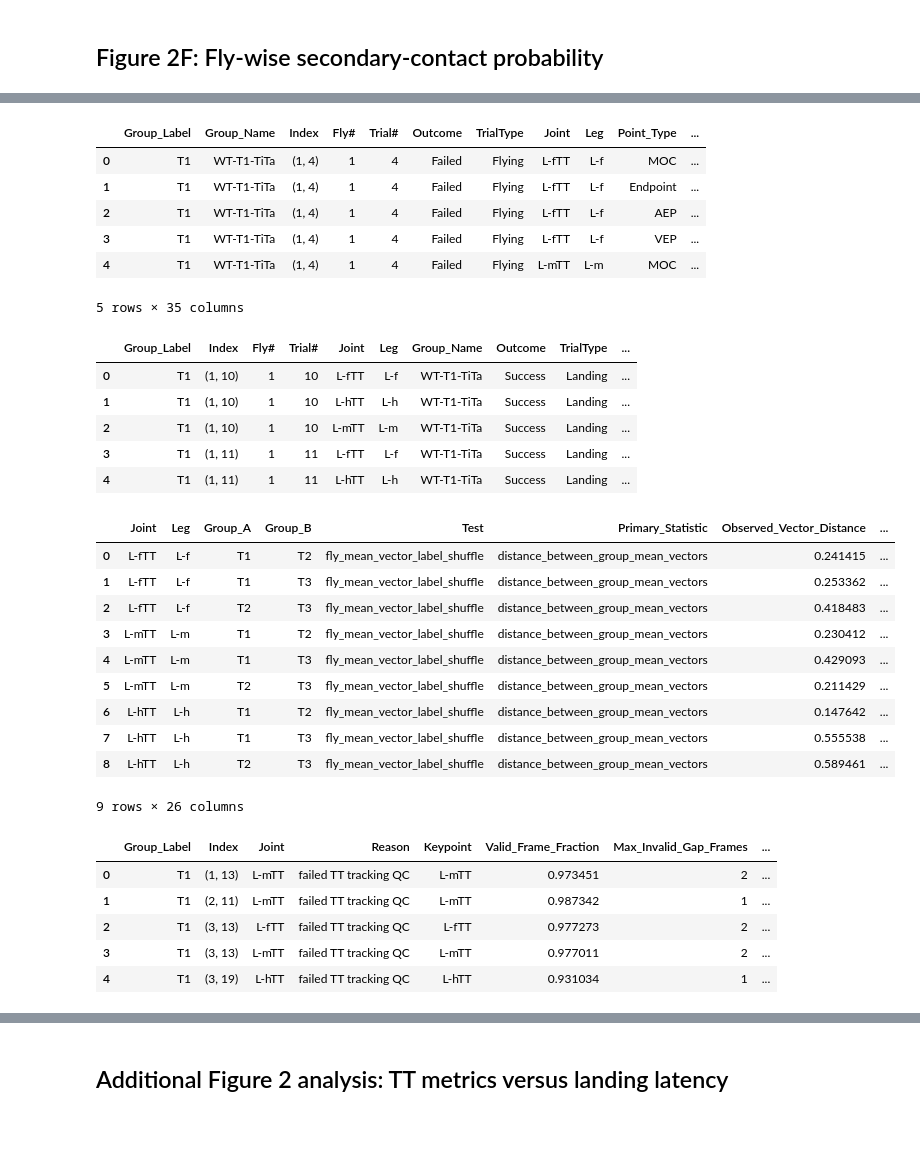
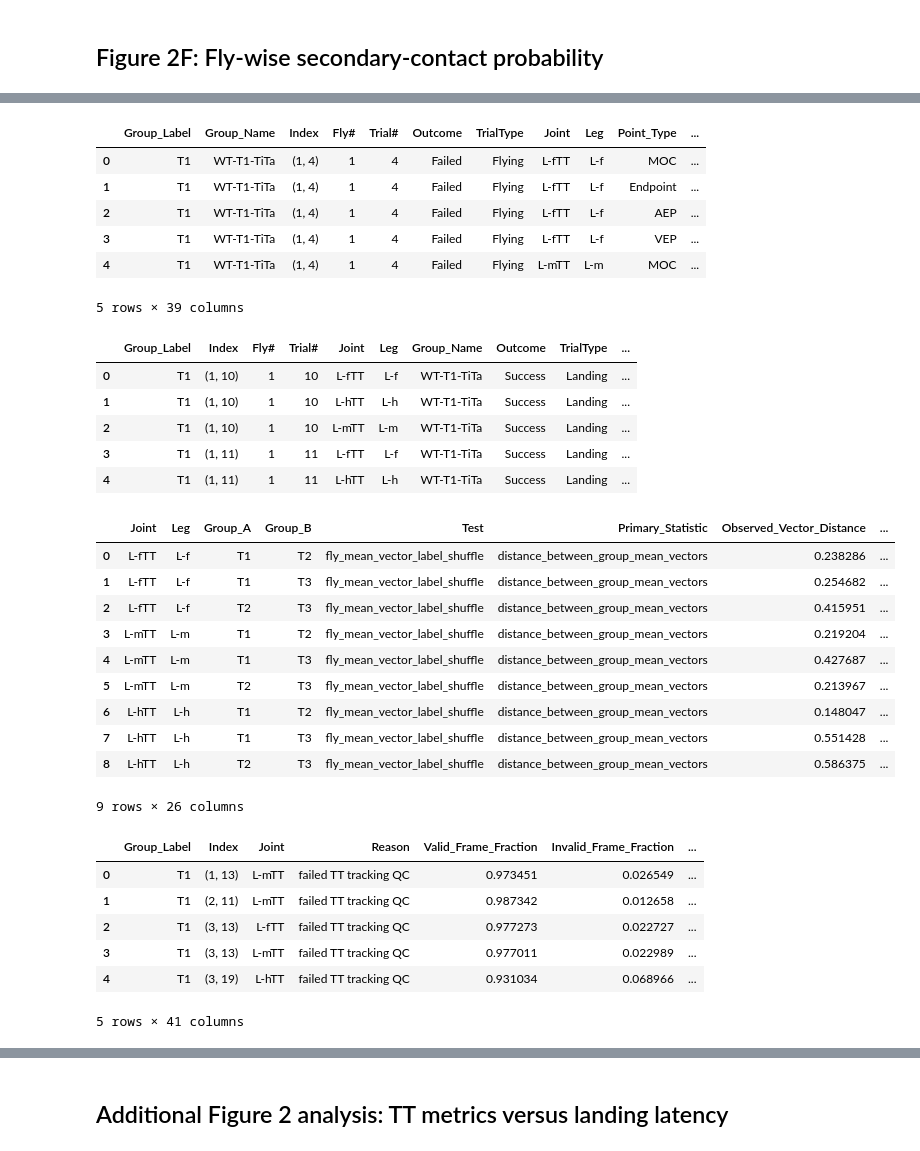
Before and after one commit to TseWeiKuo/AnalysisAndFigures, a Jupyter notebook: WT-LP_and_ConGeo.ipynb, the cells around one changed output, grey strips where cells are left out. Saved outputs shown, nothing was run; the diff lists cells and outputs as text; code cells hidden in the pictures.

```diff
--- a/WT-LP_and_ConGeo.ipynb
+++ b/WT-LP_and_ConGeo.ipynb
@@ -40,12 +40,7 @@ NOTEBOOK_OUTPUT_DIR.mkdir(parents=True, exist_ok=True)
 
 N_PERM = 20000  # Reduce to 1000 while testing code or figure layout.
 
-plotter = kp.PlotCreator(
-    platform_offset=0.07,
-    platform_height=0.1,
-    radius=0.03,
-    fps=250,
-)
+plotter = kp.PlotCreator()
 
 stats_runner = SurvivalStatsRunner(
     tau=0.71,
@@ -396,7 +385,7 @@ if RUN_FIGURE_2C:
         target_fps=250,
         trial_types=("Landing", "Flying"),
         show_sem=True,
-        **ANGLE_QC_KWARGS,
+        **WT_ANGLE_QC_KWARGS,
     )
     show_pdf(pdf)
 # %% [output]
@@ -496,52 +485,53 @@ if RUN_TT_PROJECTED_GEOMETRY_COMBINED:
       fly_linewidth=1.4,
       fly_alpha=0.95,
       radial_circle_diameter=3.0,
-      radial_coordinate_mode="trajectory_coordinates",
+      radial_coordinate_mode="displacement_origin",
       n_perm=N_PERM,
       random_state=0,
-      **TT_QC_KWARGS,
+      **WT_TT_QC_KWARGS,
       save_csv=True,
     )
 
     fig, axes, point_df, trajectory_df, radial_df, radial_stats_df, skipped_df = result
 
     display(point_df.head())
     display(radial_df.head())
     display(radial_stats_df)
     display(skipped_df.head())
 
     show_pdf(f"{output_prefix}.pdf", height=900)
 # %% [output]
 |  | Group_Label | Group_Name | Index | Fly# | Trial# | Outcome | TrialType | Joint | Leg | Point_Type | ... |
 | 0 | T1 | WT-T1-TiTa | (1, 4) | 1 | 4 | Failed | Flying | L-fTT | L-f | MOC | ... |
 | 1 | T1 | WT-T1-TiTa | (1, 4) | 1 | 4 | Failed | Flying | L-fTT | L-f | Endpoint | ... |
 | 2 | T1 | WT-T1-TiTa | (1, 4) | 1 | 4 | Failed | Flying | L-fTT | L-f | AEP | ... |
 | 3 | T1 | WT-T1-TiTa | (1, 4) | 1 | 4 | Failed | Flying | L-fTT | L-f | VEP | ... |
 | 4 | T1 | WT-T1-TiTa | (1, 4) | 1 | 4 | Failed | Flying | L-mTT | L-m | MOC | ... |
-5 rows × 35 columns
+5 rows × 39 columns
 |  | Group_Label | Index | Fly# | Trial# | Joint | Leg | Group_Name | Outcome | TrialType | ... |
 | 0 | T1 | (1, 10) | 1 | 10 | L-fTT | L-f | WT-T1-TiTa | Success | Landing | ... |
 | 1 | T1 | (1, 10) | 1 | 10 | L-hTT | L-h | WT-T1-TiTa | Success | Landing | ... |
 | 2 | T1 | (1, 10) | 1 | 10 | L-mTT | L-m | WT-T1-TiTa | Success | Landing | ... |
 | 3 | T1 | (1, 11) | 1 | 11 | L-fTT | L-f | WT-T1-TiTa | Success | Landing | ... |
 | 4 | T1 | (1, 11) | 1 | 11 | L-hTT | L-h | WT-T1-TiTa | Success | Landing | ... |
 |  | Joint | Leg | Group_A | Group_B | Test | Primary_Statistic | Observed_Vector_Distance | ... |
-| 0 | L-fTT | L-f | T1 | T2 | fly_mean_vector_label_shuffle | distance_between_group_mean_vectors | 0.241415 | ... |
-| 1 | L-fTT | L-f | T1 | T3 | fly_mean_vector_label_shuffle | distance_between_group_mean_vectors | 0.253362 | ... |
-| 2 | L-fTT | L-f | T2 | T3 | fly_mean_vector_label_shuffle | distance_between_group_mean_vectors | 0.418483 | ... |
-| 3 | L-mTT | L-m | T1 | T2 | fly_mean_vector_label_shuffle | distance_between_group_mean_vectors | 0.230412 | ... |
-| 4 | L-mTT | L-m | T1 | T3 | fly_mean_vector_label_shuffle | distance_between_group_mean_vectors | 0.429093 | ... |
-| 5 | L-mTT | L-m | T2 | T3 | fly_mean_vector_label_shuffle | distance_between_group_mean_vectors | 0.211429 | ... |
-| 6 | L-hTT | L-h | T1 | T2 | fly_mean_vector_label_shuffle | distance_between_group_mean_vectors | 0.147642 | ... |
-| 7 | L-hTT | L-h | T1 | T3 | fly_mean_vector_label_shuffle | distance_between_group_mean_vectors | 0.555538 | ... |
-| 8 | L-hTT | L-h | T2 | T3 | fly_mean_vector_label_shuffle | distance_between_group_mean_vectors | 0.589461 | ... |
+| 0 | L-fTT | L-f | T1 | T2 | fly_mean_vector_label_shuffle | distance_between_group_mean_vectors | 0.238286 | ... |
+| 1 | L-fTT | L-f | T1 | T3 | fly_mean_vector_label_shuffle | distance_between_group_mean_vectors | 0.254682 | ... |
+| 2 | L-fTT | L-f | T2 | T3 | fly_mean_vector_label_shuffle | distance_between_group_mean_vectors | 0.415951 | ... |
+| 3 | L-mTT | L-m | T1 | T2 | fly_mean_vector_label_shuffle | distance_between_group_mean_vectors | 0.219204 | ... |
+| 4 | L-mTT | L-m | T1 | T3 | fly_mean_vector_label_shuffle | distance_between_group_mean_vectors | 0.427687 | ... |
+| 5 | L-mTT | L-m | T2 | T3 | fly_mean_vector_label_shuffle | distance_between_group_mean_vectors | 0.213967 | ... |
+| 6 | L-hTT | L-h | T1 | T2 | fly_mean_vector_label_shuffle | distance_between_group_mean_vectors | 0.148047 | ... |
+| 7 | L-hTT | L-h | T1 | T3 | fly_mean_vector_label_shuffle | distance_between_group_mean_vectors | 0.551428 | ... |
+| 8 | L-hTT | L-h | T2 | T3 | fly_mean_vector_label_shuffle | distance_between_group_mean_vectors | 0.586375 | ... |
 9 rows × 26 columns
-|  | Group_Label | Index | Joint | Reason | Keypoint | Valid_Frame_Fraction | Max_Invalid_Gap_Frames | ... |
-| 0 | T1 | (1, 13) | L-mTT | failed TT tracking QC | L-mTT | 0.973451 | 2 | ... |
-| 1 | T1 | (2, 11) | L-mTT | failed TT tracking QC | L-mTT | 0.987342 | 1 | ... |
-| 2 | T1 | (3, 13) | L-fTT | failed TT tracking QC | L-fTT | 0.977273 | 2 | ... |
-| 3 | T1 | (3, 13) | L-mTT | failed TT tracking QC | L-mTT | 0.977011 | 2 | ... |
-| 4 | T1 | (3, 19) | L-hTT | failed TT tracking QC | L-hTT | 0.931034 | 1 | ... |
+|  | Group_Label | Index | Joint | Reason | Valid_Frame_Fraction | Invalid_Frame_Fraction | ... |
+| 0 | T1 | (1, 13) | L-mTT | failed TT tracking QC | 0.973451 | 0.026549 | ... |
+| 1 | T1 | (2, 11) | L-mTT | failed TT tracking QC | 0.987342 | 0.012658 | ... |
+| 2 | T1 | (3, 13) | L-fTT | failed TT tracking QC | 0.977273 | 0.022727 | ... |
+| 3 | T1 | (3, 13) | L-mTT | failed TT tracking QC | 0.977011 | 0.022989 | ... |
+| 4 | T1 | (3, 19) | L-hTT | failed TT tracking QC | 0.931034 | 0.068966 | ... |
+5 rows × 41 columns
 [interactive output not drawn]
 # %% [markdown]
 ## Additional Figure 2 analysis: TT metrics versus landing latency
```
Also changed, not shown: parts of 12 cells of this notebook, 11 other files.
